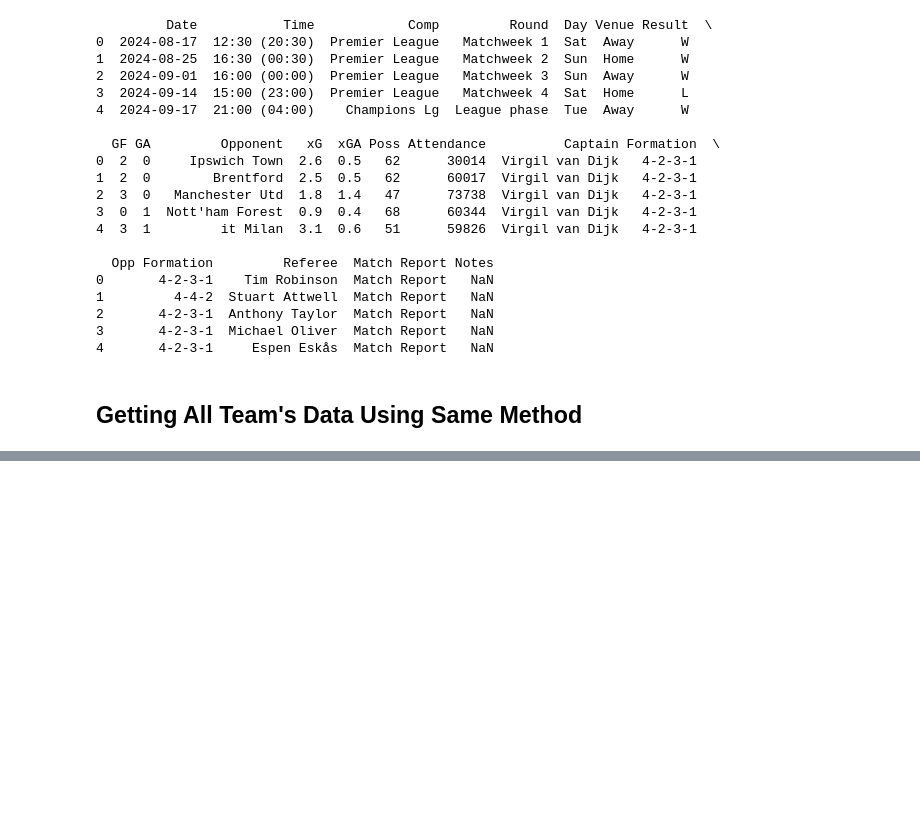
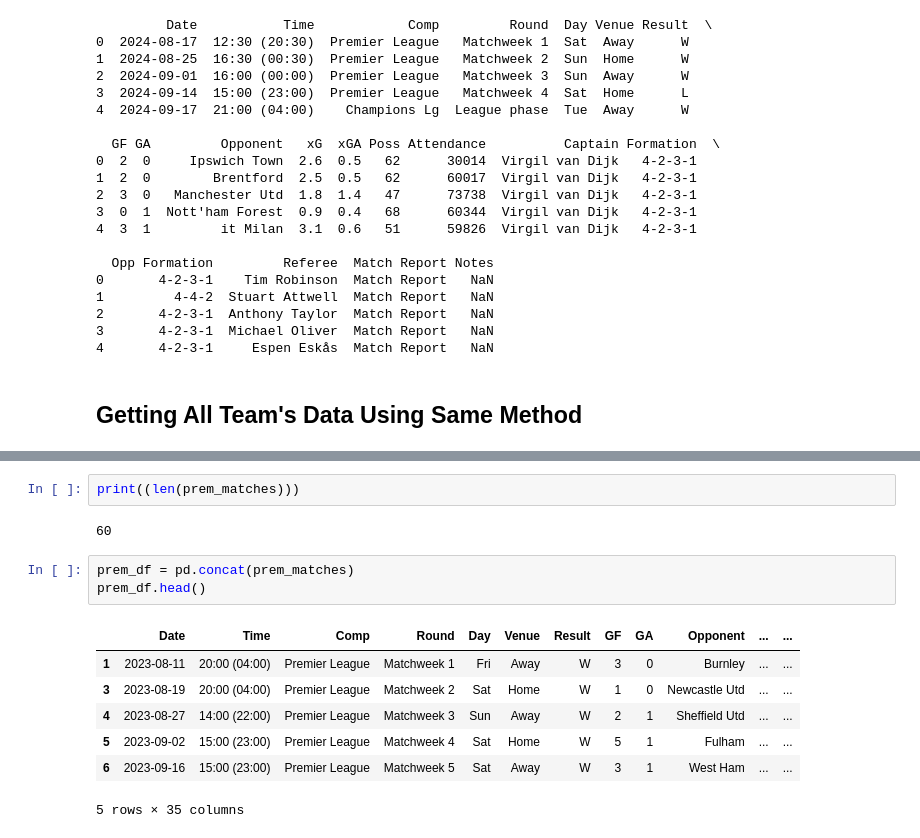
Before and after one commit to Youngsang-Cho1/Premier-League-Prediction, a Jupyter notebook: Prem_Prediction.ipynb, the cells around one changed output, grey strips where cells are left out. Drawn from its saved outputs; the diff is of its cells as text; blank space fills up the shorter version.

```diff
--- a/Prem_Prediction.ipynb
+++ b/Prem_Prediction.ipynb
@@ -139,0 +152,15 @@ ValueError: No tables found matching pattern 'Shooting'
+# %%
+print((len(prem_matches)))
+# %% [output]
+60
+# %%
+prem_df = pd.concat(prem_matches)
+prem_df.head()
+# %% [output]
+|  | Date | Time | Comp | Round | Day | Venue | Result | GF | GA | Opponent | ... | ... |
+| 1 | 2023-08-11 | 20:00 (04:00) | Premier League | Matchweek 1 | Fri | Away | W | 3 | 0 | Burnley | ... | ... |
+| 3 | 2023-08-19 | 20:00 (04:00) | Premier League | Matchweek 2 | Sat | Home | W | 1 | 0 | Newcastle Utd | ... | ... |
+| 4 | 2023-08-27 | 14:00 (22:00) | Premier League | Matchweek 3 | Sun | Away | W | 2 | 1 | Sheffield Utd | ... | ... |
+| 5 | 2023-09-02 | 15:00 (23:00) | Premier League | Matchweek 4 | Sat | Home | W | 5 | 1 | Fulham | ... | ... |
+| 6 | 2023-09-16 | 15:00 (23:00) | Premier League | Matchweek 5 | Sat | Away | W | 3 | 1 | West Ham | ... | ... |
+5 rows × 35 columns
```
Also changed, not shown: parts of 10 cells of this notebook, 1 other file.
